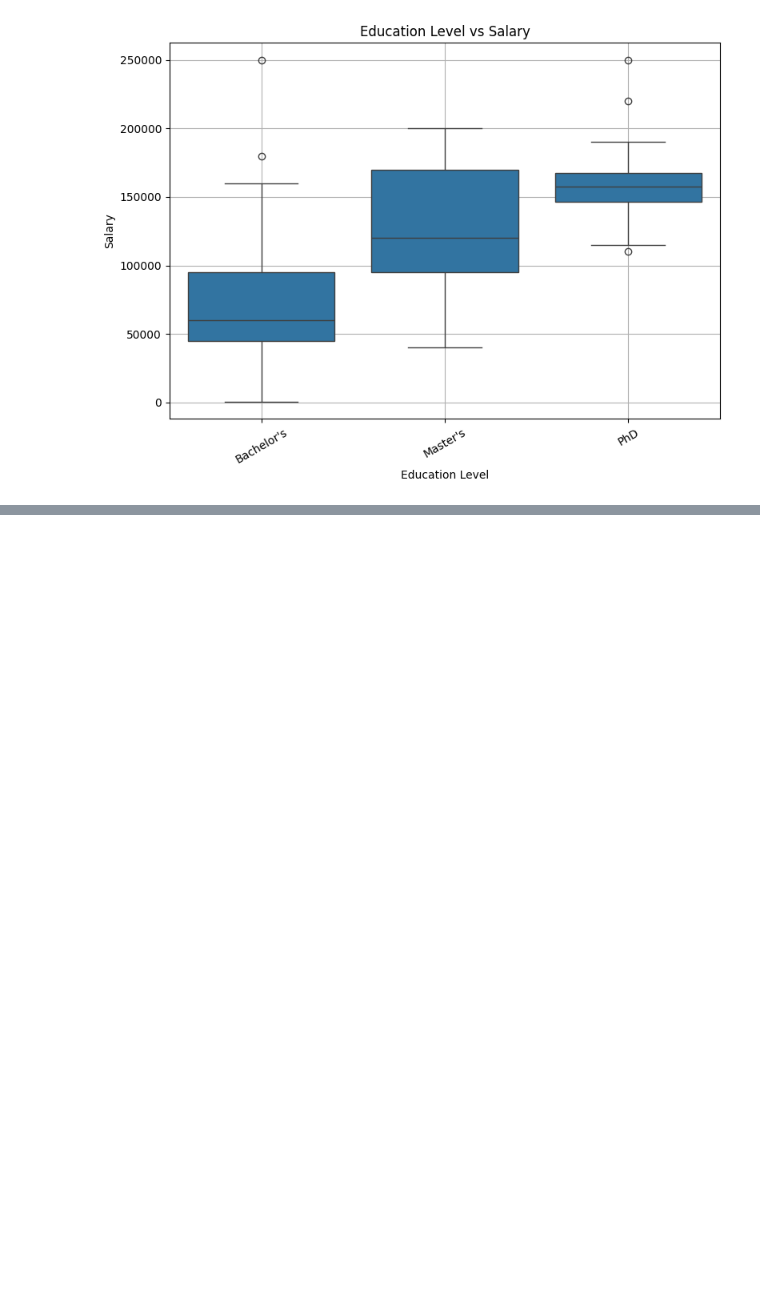
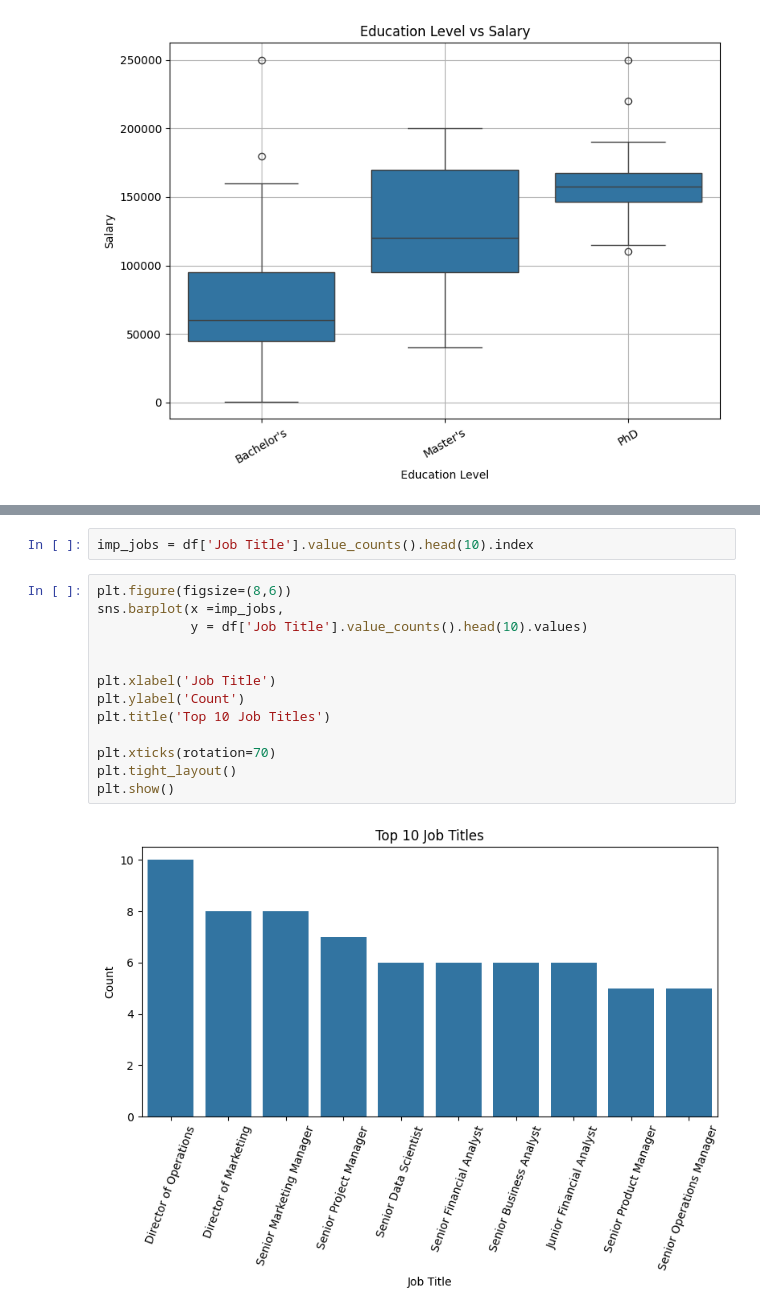
Before and after one commit to rahul-gitt/AI-ML-JOURNEY, a Jupyter notebook: scikit-learn/Salary_prediction/main.ipynb, the cells around one changed output, grey strips where cells are left out. Cells and saved outputs as stored; diff of their text form; blank space fills up the shorter version.

```diff
--- a/scikit-learn/Salary_prediction/main.ipynb
+++ b/scikit-learn/Salary_prediction/main.ipynb
@@ -125,0 +147,17 @@ plt.show()
+# %%
+imp_jobs = df['Job Title'].value_counts().head(10).index
+# %%
+plt.figure(figsize=(8,6))
+sns.barplot(x =imp_jobs,
+            y = df['Job Title'].value_counts().head(10).values)
+
+
+plt.xlabel('Job Title')
+plt.ylabel('Count')
+plt.title('Top 10 Job Titles')
+
+plt.xticks(rotation=70)
+plt.tight_layout()
+plt.show()
+# %% [output]
+[figure, added]
```
Also changed, not shown: parts of 2 cells of this notebook.
